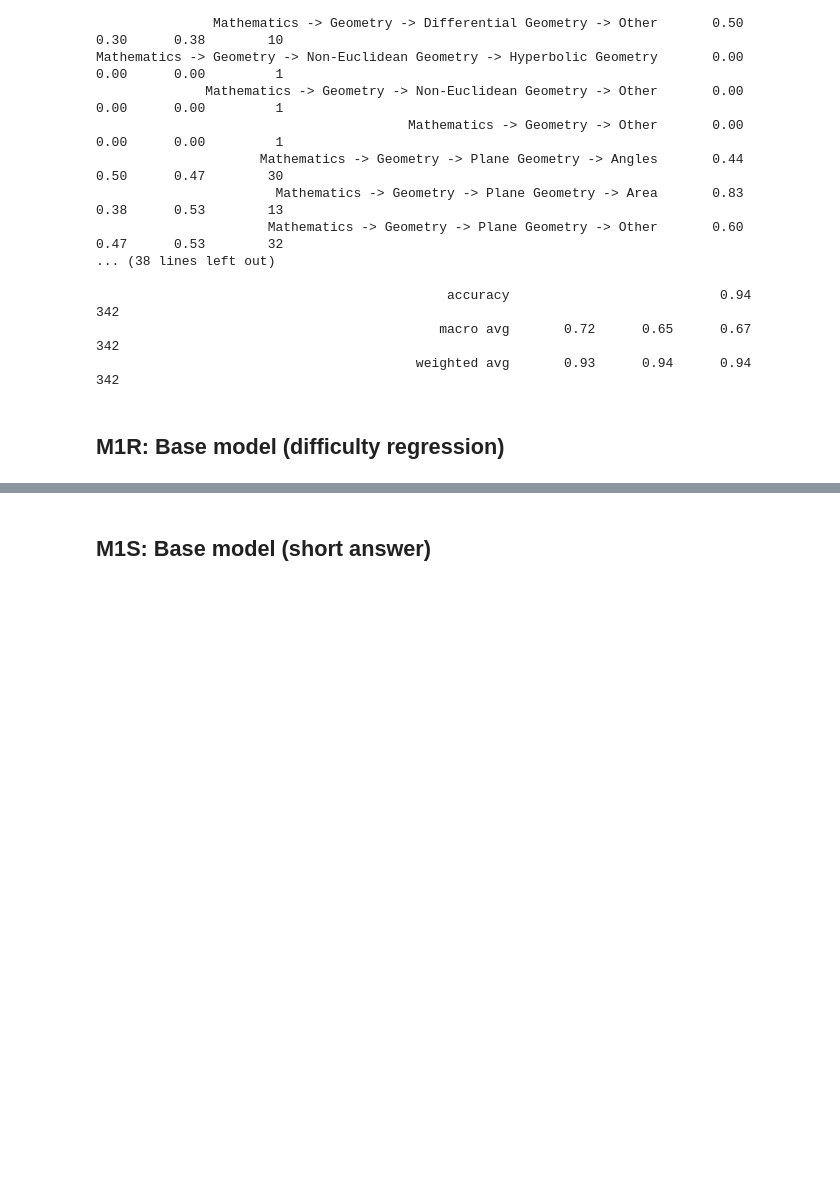
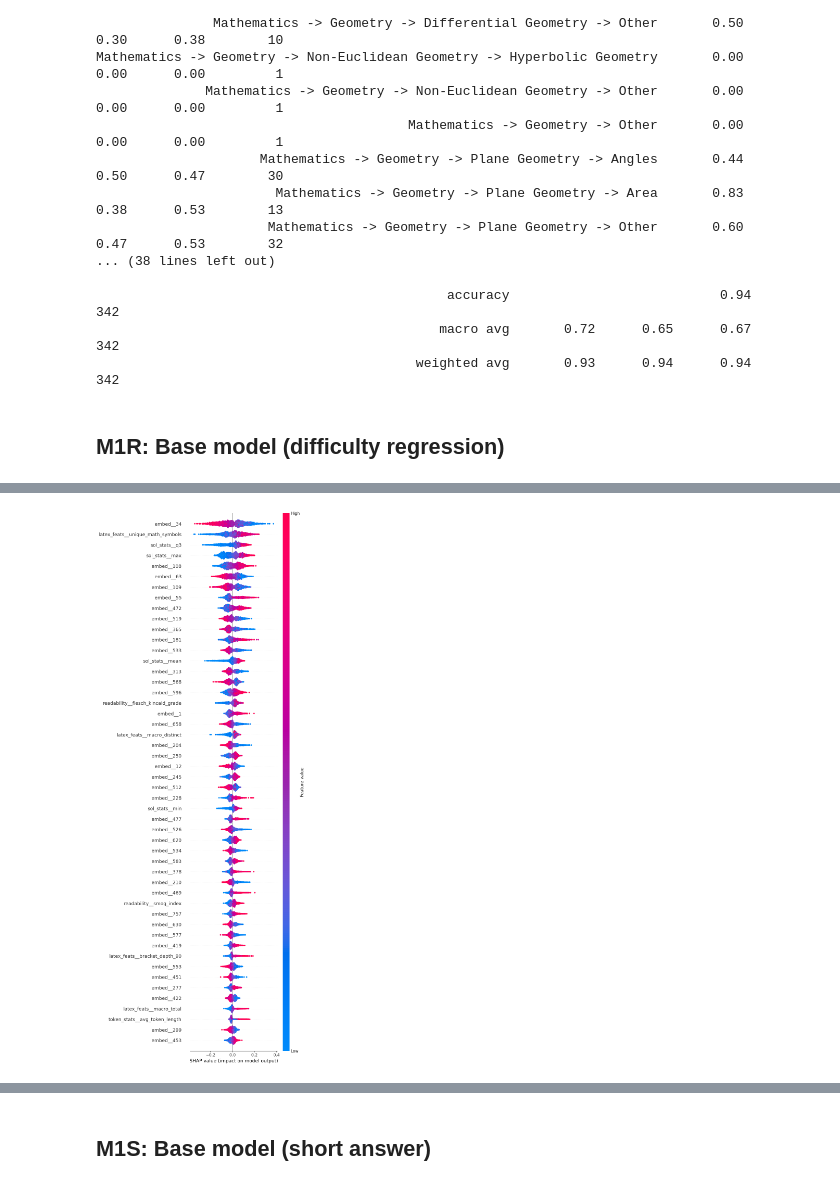
Before and after one commit to mattteochen/polimi-nlp, a Jupyter notebook: main.ipynb, the cells around one changed output, grey strips where cells are left out. Drawn from its saved outputs; the diff is of its cells as text; code cells hidden in the pictures; blank space fills up the shorter version.

```diff
--- a/main.ipynb
+++ b/main.ipynb
@@ -1821,0 +2343,33 @@ Mathematics -> Geometry -> Non-Euclidean Geometry -> Hyperbolic Geometry       0
+# %%
+
+lgbm = pipeline.named_steps["regressor"]
+pre  = pipeline.named_steps["features"]
+
+
+X_bg = X_train_reg.sample(8000, random_state=0)
+X_bg_trans = pre.transform(X_bg)
+
+if spa.issparse(X_bg_trans):
+    X_for_shap = X_bg_trans.toarray()
+else:
+    X_for_shap = X_bg_trans
+
+explainer = shap.TreeExplainer(lgbm)
+
+
+X_ex = X_test_reg.sample(2000, random_state=1)
+X_ex_trans = pre.transform(X_ex)
+if spa.issparse(X_ex_trans):
+    X_for_shap_test = X_ex_trans.toarray()
+else:
+    X_for_shap_test = X_ex_trans
+shap_values = explainer.shap_values(X_for_shap_test)
+
+shap.summary_plot(
+    shap_values,
+    X_for_shap_test,
+    feature_names=feat_names,
+    max_display=50,
+)
+# %% [output]
+[figure, added]
```
Also changed, not shown: parts of 13 cells of this notebook.
